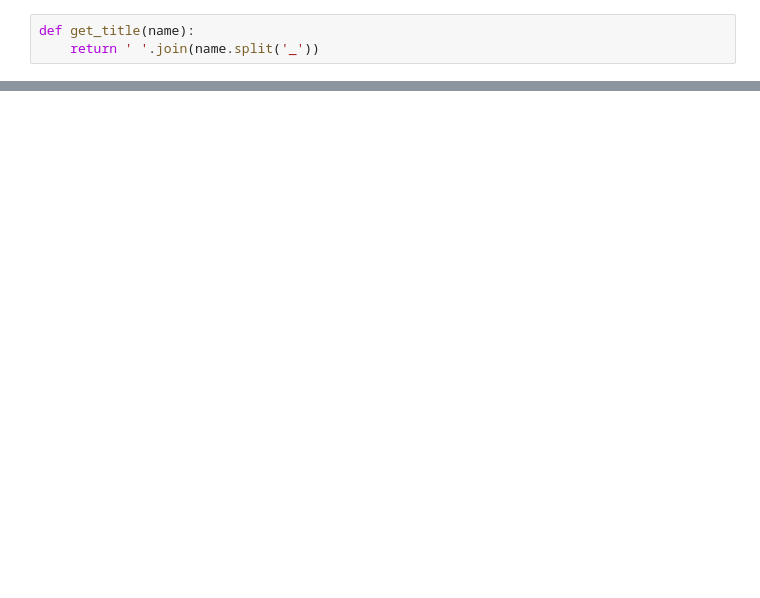
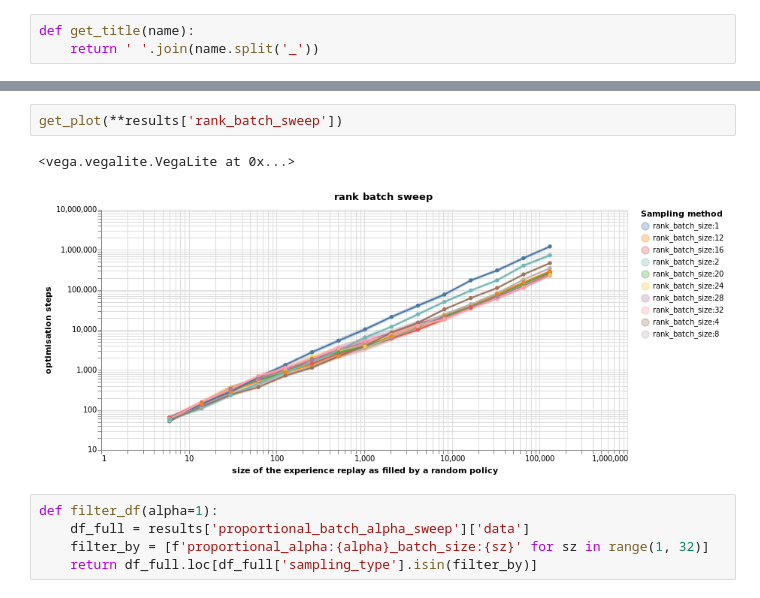
Before and after one commit to floringogianu/per-study, a Jupyter notebook: notebooks/comparison.ipynb, the cells around one changed output, grey strips where cells are left out. Saved outputs shown, nothing was run; the diff lists cells and outputs as text; blank space fills up the shorter version.

```diff
--- a/notebooks/comparison.ipynb
+++ b/notebooks/comparison.ipynb
@@ -52,0 +65,10 @@ get_plot(**results['rank_alpha_sweep'])
+# %%
+get_plot(**results['rank_batch_sweep'])
+# %% [output]
+<vega.vegalite.VegaLite at 0x...>
+[figure, added]
+# %%
+def filter_df(alpha=1):
+    df_full = results['proportional_batch_alpha_sweep']['data']
+    filter_by = [f'proportional_alpha:{alpha}_batch_size:{sz}' for sz in range(1, 32)]
+    return df_full.loc[df_full['sampling_type'].isin(filter_by)]
```
Also changed, not shown: parts of 9 cells of this notebook.
